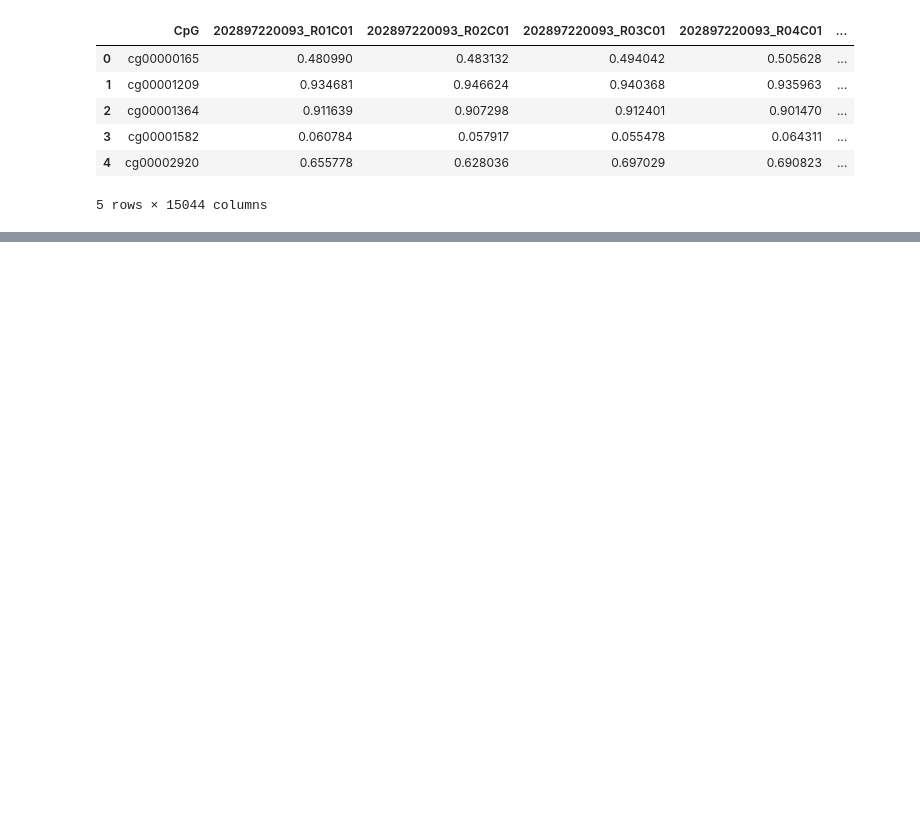
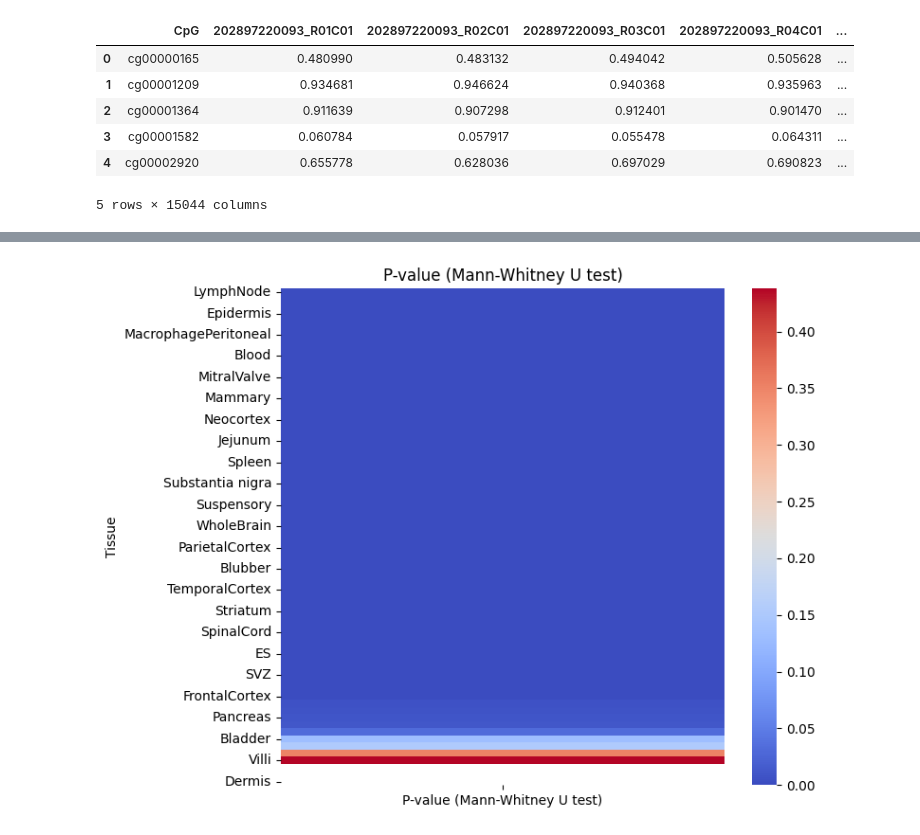
Before and after one commit to AntunesCSR/ChallengingClockUniversality, a Jupyter notebook: Mammal_Methylation_Levels/CpG_averages.ipynb, the cells around one changed output, grey strips where cells are left out. Saved outputs shown, nothing was run; the diff lists cells and outputs as text; code cells hidden in the pictures; blank space fills up the shorter version.

```diff
--- a/Mammal_Methylation_Levels/CpG_averages.ipynb
+++ b/Mammal_Methylation_Levels/CpG_averages.ipynb
@@ -72,0 +120,5 @@ clock_1_top100CpG.head()
+# %%
+# Tissues dataframe
+
+tissues_df = metadata[['Sample', 'Tissue']]
+tissues_df
@@ -72,0 +498,11 @@ clock_1_top100CpG.head()
+# %%
+# 4. Heatmap for P-values
+p_values_df = comparison_results_df[['P-value (Mann-Whitney U test)']].copy()
+p_values_df.index = comparison_results_df['Tissue']
+plt.figure(figsize=(8, 6))
+sns.heatmap(p_values_df, annot=False, cmap='coolwarm', fmt=".2g")
+plt.title('P-value (Mann-Whitney U test)')
+plt.tight_layout()
+plt.show()
+# %% [output]
+[figure, added]
```
Also changed, not shown: parts of 47 cells of this notebook, 5 other files.
